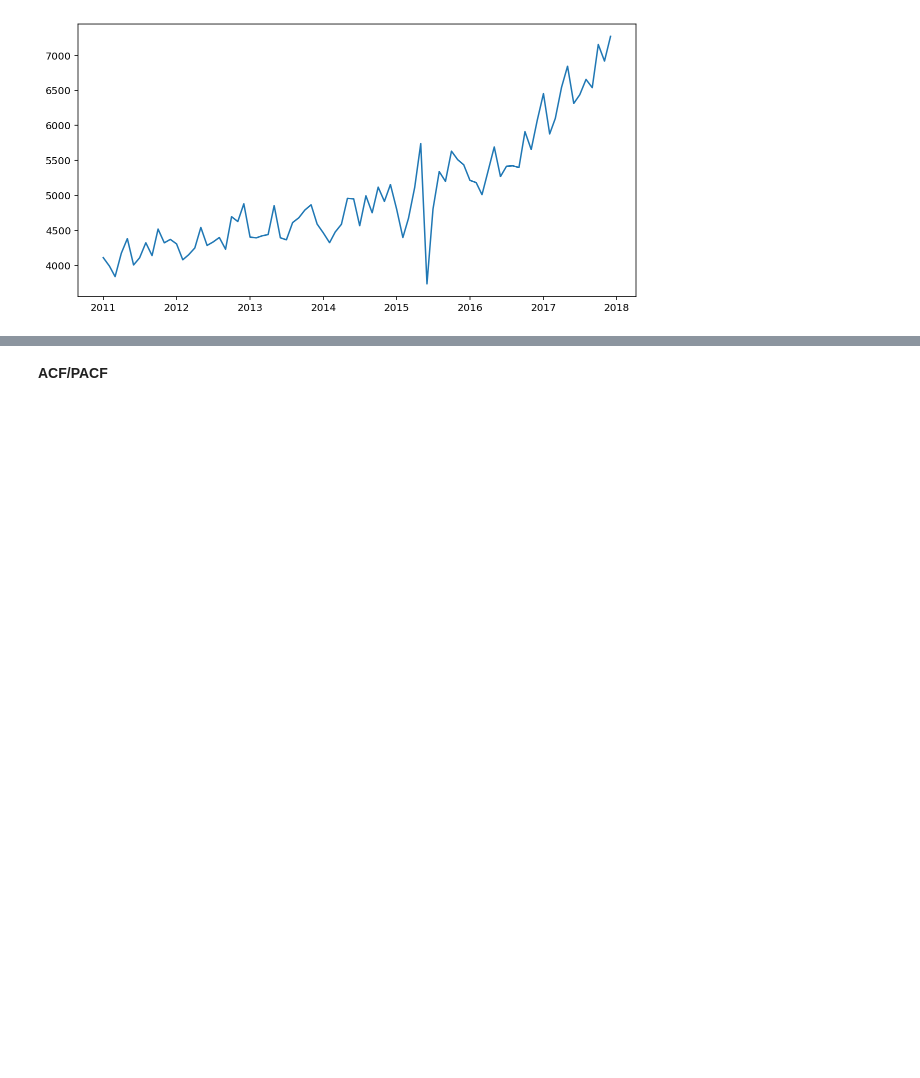
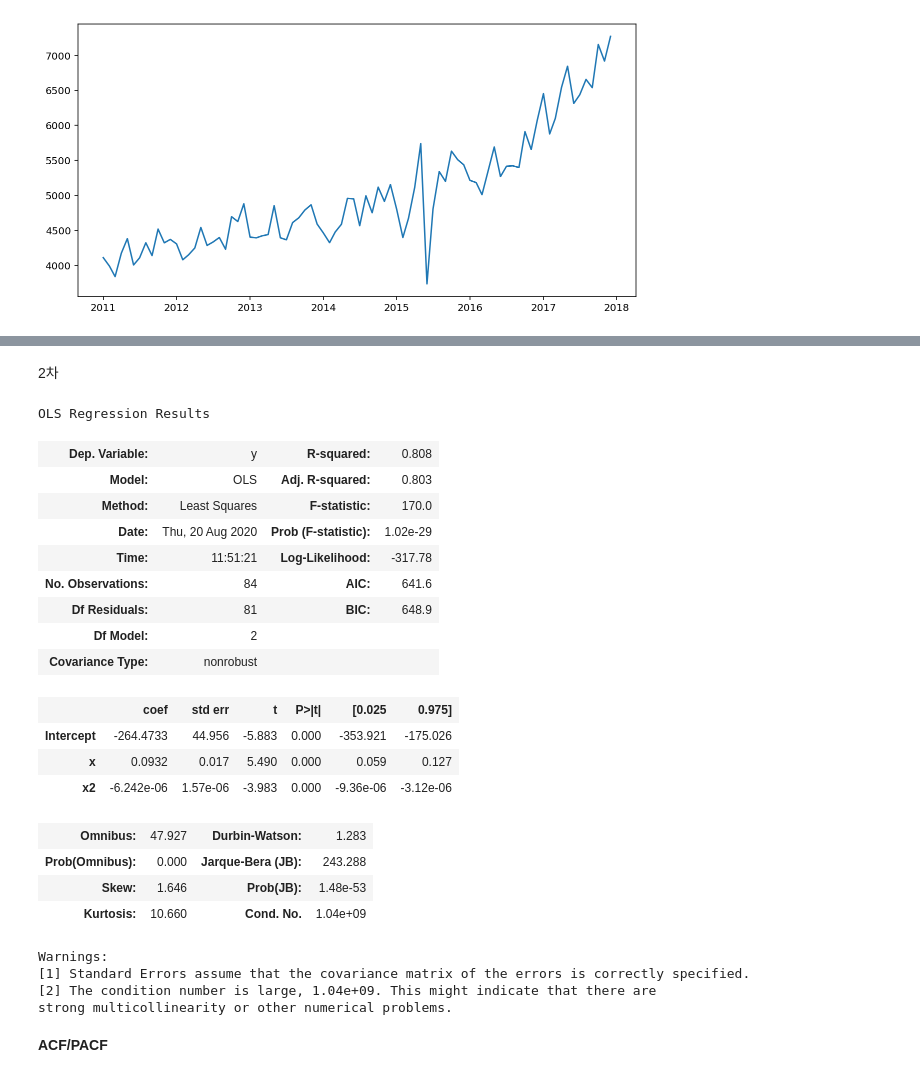
Before and after one commit to skaurl/ktx-srt, a Jupyter notebook: Untitled0.ipynb, the cells around one changed output, grey strips where cells are left out. Cells and saved outputs as stored; diff of their text form; code cells hidden in the pictures; blank space fills up the shorter version.

```diff
--- a/Untitled0.ipynb
+++ b/Untitled0.ipynb
@@ -81,3 +122,45 @@ plt.show()
+# %% [markdown]
+2차
+# %%
+import pandas as pd
+import numpy as np
+from statsmodels.formula.api import ols
+import matplotlib.pyplot as plt
+
+df = pd.read_csv("/gdrive/My Drive/한양대학교/자연과학대학 학술활동 프로그램(통계)/github/dataset.csv")
+df = df.iloc[81:165,1]
+df = df.reset_index(drop=True)
+df = df.reset_index(drop=False)
+
+df.columns = ["y", "x"]
+
+df['x2'] = df['x']*df['x']
+
+result = ols('y ~ x + x2', data=df).fit()
+result.summary()
+# %% [output]
+OLS Regression Results
+| Dep. Variable: | y | R-squared: | 0.808 |
+| Model: | OLS | Adj. R-squared: | 0.803 |
+| Method: | Least Squares | F-statistic: | 170.0 |
+| Date: | Thu, 20 Aug 2020 | Prob (F-statistic): | 1.02e-29 |
+| Time: | 11:51:21 | Log-Likelihood: | -317.78 |
+| No. Observations: | 84 | AIC: | 641.6 |
+| Df Residuals: | 81 | BIC: | 648.9 |
+| Df Model: | 2 |  |  |
+| Covariance Type: | nonrobust |  |  |
+|  | coef | std err | t | P>|t| | [0.025 | 0.975] |
+| Intercept | -264.4733 | 44.956 | -5.883 | 0.000 | -353.921 | -175.026 |
+| x | 0.0932 | 0.017 | 5.490 | 0.000 | 0.059 | 0.127 |
+| x2 | -6.242e-06 | 1.57e-06 | -3.983 | 0.000 | -9.36e-06 | -3.12e-06 |
+| Omnibus: | 47.927 | Durbin-Watson: | 1.283 |
+| Prob(Omnibus): | 0.000 | Jarque-Bera (JB): | 243.288 |
+| Skew: | 1.646 | Prob(JB): | 1.48e-53 |
+| Kurtosis: | 10.660 | Cond. No. | 1.04e+09 |
+Warnings:
+[1] Standard Errors assume that the covariance matrix of the errors is correctly specified.
+[2] The condition number is large, 1.04e+09. This might indicate that there are
+strong multicollinearity or other numerical problems.
 # %% [markdown]
 **ACF/PACF**
 # %%
```
Also changed, not shown: parts of 4 cells of this notebook.
